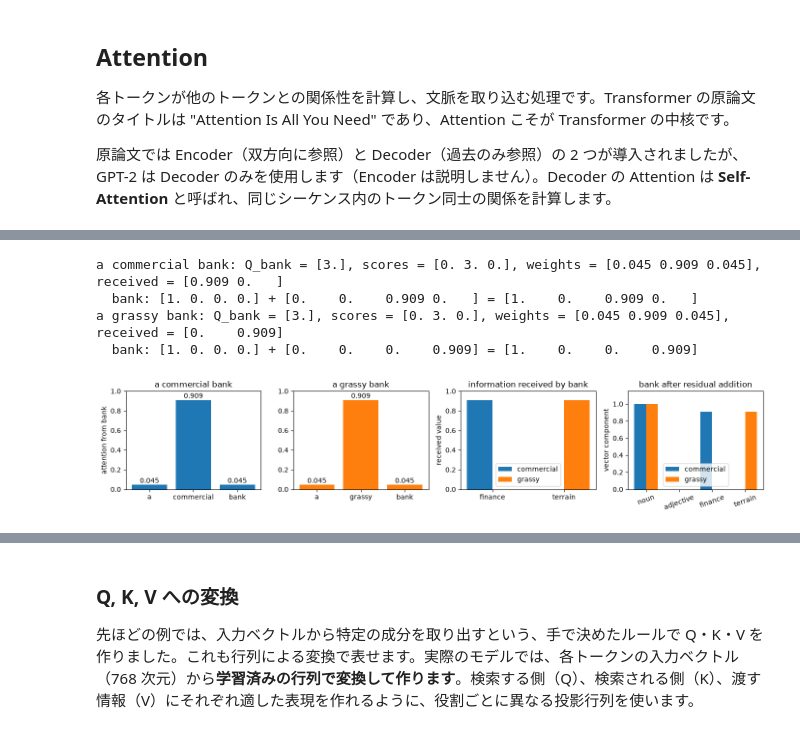
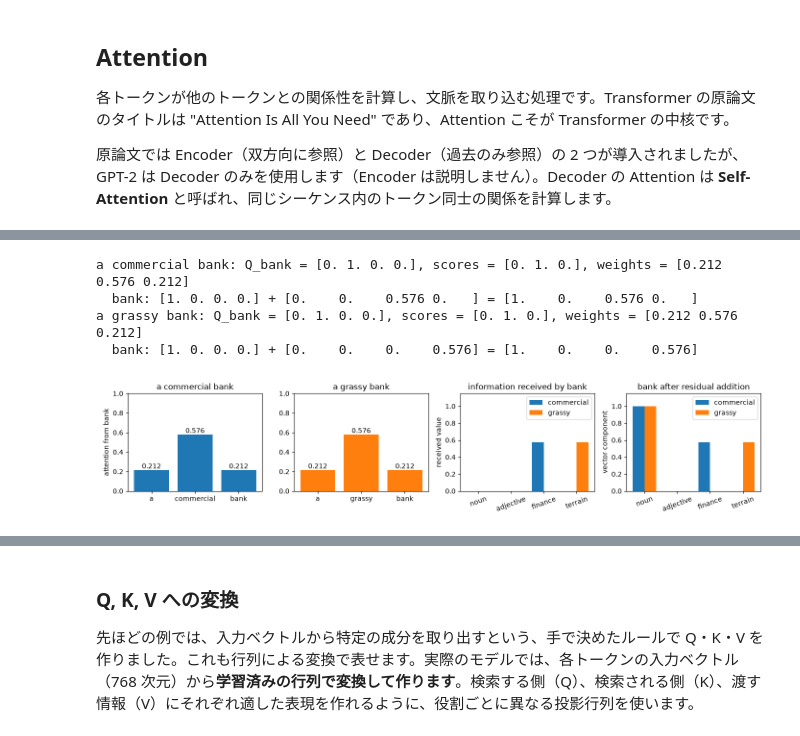
Before and after one commit to 7shi/my-gpt2, a Jupyter notebook: abridged.ipynb, the cells around one changed output, grey strips where cells are left out. Drawn from its saved outputs; the diff is of its cells as text; code cells hidden in the pictures.

```diff
--- a/abridged.ipynb
+++ b/abridged.ipynb
@@ -615,68 +626,76 @@ toy_embeddings = {
     "bank":       [1, 0, 0, 0],
 }
 
-# 出力射影: [金融, 地形] を入力と同じ 4 次元の軸に戻す
-# [f, t] @ toy_w_out = [0, 0, f, t]
-toy_w_out = np.array([[0, 0, 1, 0],
-                      [0, 0, 0, 1]], dtype=np.float32)
+# Q・K・V を作る線形変換。0 と 1 だけの行列で、入力の成分を選んで並べ替える
+# 行が入力の成分 [名詞, 形容詞, 金融, 地形]、列が出力の成分で、1 の位置へ値が移る
+toy_w_q = np.array([[0, 1, 0, 0],   # 名詞 → 形容詞の軸（名詞から見た形容詞）
+                    [0, 0, 0, 0],
+                    [0, 0, 0, 0],
+                    [0, 0, 0, 0]], dtype=np.float32)
+toy_w_k = np.array([[0, 0, 0, 0],
+                    [0, 1, 0, 0],   # 形容詞 → 形容詞の軸（自分は形容詞）
+                    [0, 0, 0, 0],
+                    [0, 0, 0, 0]], dtype=np.float32)
+toy_w_v = np.array([[0, 0, 0, 0],
+                    [0, 0, 0, 0],
+                    [0, 0, 1, 0],   # 金融 → 金融
+                    [0, 0, 0, 1]], dtype=np.float32)  # 地形 → 地形
 
 fig, axes = plt.subplots(1, 4, figsize=(14, 3))
 for ax, adjective, color in zip(axes[:2], ["commercial", "grassy"], ["C0", "C1"]):
     toy_tokens = ["a", adjective, "bank"]
     toy_x = np.array([toy_embeddings[t] for t in toy_tokens], dtype=np.float32)
 
-    # 全トークンの Q・K・V を、それぞれの入力から同じルールで作る
-    toy_q = 3 * toy_x[:, :1]  # 重み [3, 0, 0, 0] との内積（3 トークン × 1 次元）
-    toy_k = toy_x[:, 1:2]    # 重み [0, 1, 0, 0] との内積（3 トークン × 1 次元）
-    toy_v = toy_x[:, 2:]     # 金融・地形成分（3 トークン × 2 次元）
+    # 全トークンの Q・K・V を、それぞれの入力から同じルールで作る（3 トークン × 4 次元）
+    toy_q = toy_x @ toy_w_q
+    toy_k = toy_x @ toy_w_k
+    toy_v = toy_x @ toy_w_v
 
     # 最後の bank の Q で、各トークンの K を照合する
-    # bank より後ろのトークンはないので、ここではマスクする対象がない
-    # Q・K は 1 次元なので、スケーリング係数 sqrt(d_k) は 1
+    # bank は最後に生成されたので、3 トークンすべてが参照対象
+    # 非ゼロの成分は 1 つだけなので、スケーリング係数 sqrt(d_k) は省略
     toy_scores = toy_q[-1] @ toy_k.T
     toy_weights = softmax(toy_scores)
-    toy_result = toy_weights @ toy_v
-    toy_projected = toy_result @ toy_w_out  # 2 次元 → 4 次元（出力射影）
-    toy_bank_out = toy_x[-1] + toy_projected  # 元の bank に加算（残差接続）
+    toy_result = toy_weights @ toy_v          # 受け取る情報（V の重み付き平均）
+    toy_bank_out = toy_x[-1] + toy_result     # 元の bank に加算（残差接続）
     print(f"a {adjective} bank: Q_bank = {toy_q[-1]}, "
-          f"scores = {toy_scores}, weights = {toy_weights.round(3)}, "
-          f"received = {toy_result.round(3)}")
-    print(f"  bank: {toy_x[-1]} + {toy_projected.round(3)} "
+          f"scores = {toy_scores}, weights = {toy_weights.round(3)}")
+    print(f"  bank: {toy_x[-1]} + {toy_result.round(3)} "
           f"= {toy_bank_out.round(3)}")
 
     # 左の 2 枚: bank から各トークンへの注目度
     ax.bar(toy_tokens, toy_weights, color=color)
     ax.set_title(f"a {adjective} bank")
     ax.set_ylim(0, 1)
     for j, weight in enumerate(toy_weights):
         ax.text(j, weight + 0.02, f"{weight:.3f}", ha="center")
 
     # 右の 2 枚: 受け取った情報と、加算後の bank のベクトル
     offset = -0.18 if adjective == "commercial" else 0.18
-    axes[2].bar(np.arange(2) + offset, toy_result, width=0.36,
+    axes[2].bar(np.arange(4) + offset, toy_result, width=0.36,
                 color=color, label=adjective)
     axes[3].bar(np.arange(4) + offset, toy_bank_out, width=0.36,
                 color=color, label=adjective)
 
 axes[0].set_ylabel("attention from bank")
-axes[2].set_xticks([0, 1], ["finance", "terrain"])
-axes[2].set_ylim(0, 1)
+axes[2].set_xticks(range(4), ["noun", "adjective", "finance", "terrain"], rotation=20)
+axes[2].set_ylim(0, 1.15)
 axes[2].set_ylabel("received value")
 axes[2].set_title("information received by bank")
 axes[2].legend()
 axes[3].set_xticks(range(4), ["noun", "adjective", "finance", "terrain"], rotation=20)
 axes[3].set_ylim(0, 1.15)
 axes[3].set_ylabel("vector component")
 axes[3].set_title("bank after residual addition")
 axes[3].legend()
 plt.tight_layout()
 plt.show()
 # %% [output]
-a commercial bank: Q_bank = [3.], scores = [0. 3. 0.], weights = [0.045 0.909 0.045], received = [0.909 0.   ]
-  bank: [1. 0. 0. 0.] + [0.    0.    0.909 0.   ] = [1.    0.    0.909 0.   ]
-a grassy bank: Q_bank = [3.], scores = [0. 3. 0.], weights = [0.045 0.909 0.045], received = [0.    0.909]
-  bank: [1. 0. 0. 0.] + [0.    0.    0.    0.909] = [1.    0.    0.    0.909]
+a commercial bank: Q_bank = [0. 1. 0. 0.], scores = [0. 1. 0.], weights = [0.212 0.576 0.212]
+  bank: [1. 0. 0. 0.] + [0.    0.    0.576 0.   ] = [1.    0.    0.576 0.   ]
+a grassy bank: Q_bank = [0. 1. 0. 0.], scores = [0. 1. 0.], weights = [0.212 0.576 0.212]
+  bank: [1. 0. 0. 0.] + [0.    0.    0.    0.576] = [1.    0.    0.    0.576]
-[figure, old version]
+[figure, new version]
 # %% [markdown]
 左の 2 枚は `bank` から各トークンへの注目度、3 枚目はその注目度で V を混ぜて受け取った情報、4 枚目はその情報を加算した後の `bank` のベクトルです。
 
```
Also changed, not shown: parts of 6 cells of this notebook.
